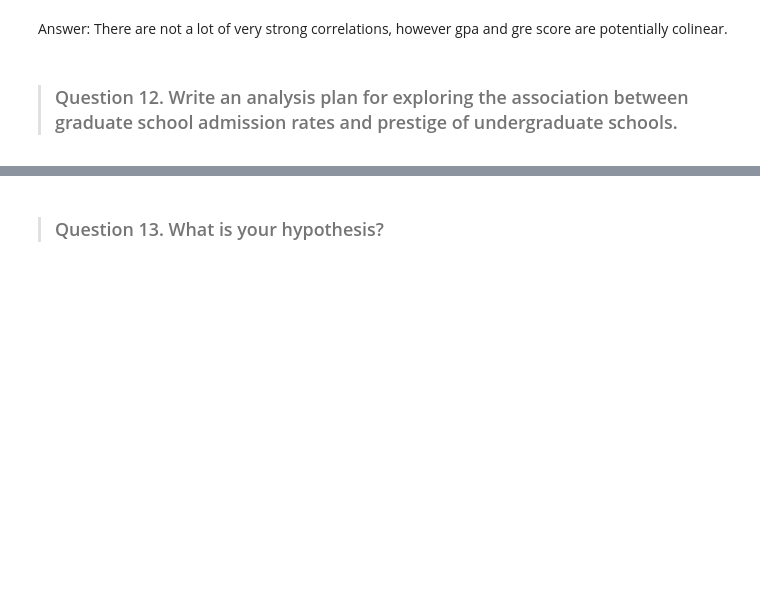
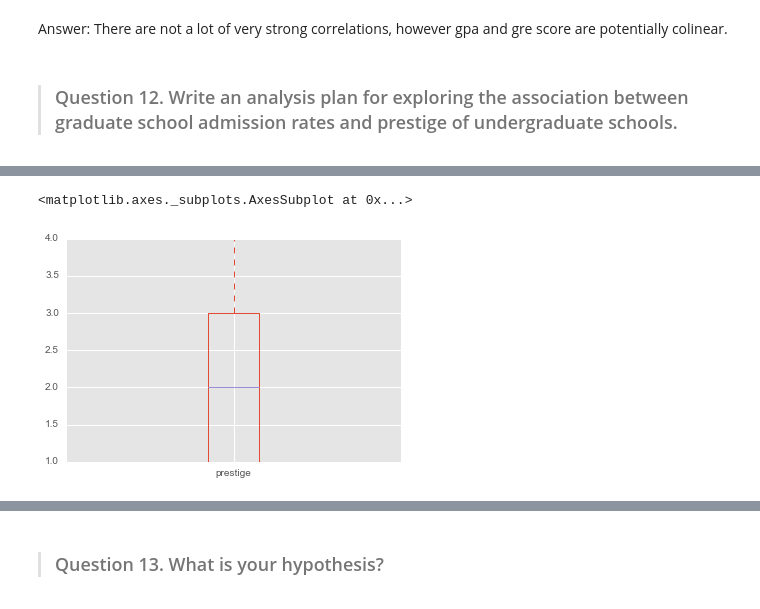
Before and after one commit to haghbinn/DS-SF-27, a Jupyter notebook: unit-project/2/code/unit-project-2-niloo.ipynb, the cells around one changed output, grey strips where cells are left out. Saved outputs shown, nothing was run; the diff lists cells and outputs as text; code cells hidden in the pictures; blank space fills up the shorter version.

```diff
--- a/unit-project/2/code/unit-project-2-niloo.ipynb
+++ b/unit-project/2/code/unit-project-2-niloo.ipynb
@@ -242,0 +285,5 @@ Answer: Analyze the distribution of high school prestige of admitted students an
+# %%
+s.prestige.plot(kind='box')
+# %% [output]
+<matplotlib.axes._subplots.AxesSubplot at 0x...>
+[figure, added]
```
Also changed, not shown: parts of 19 cells of this notebook.
